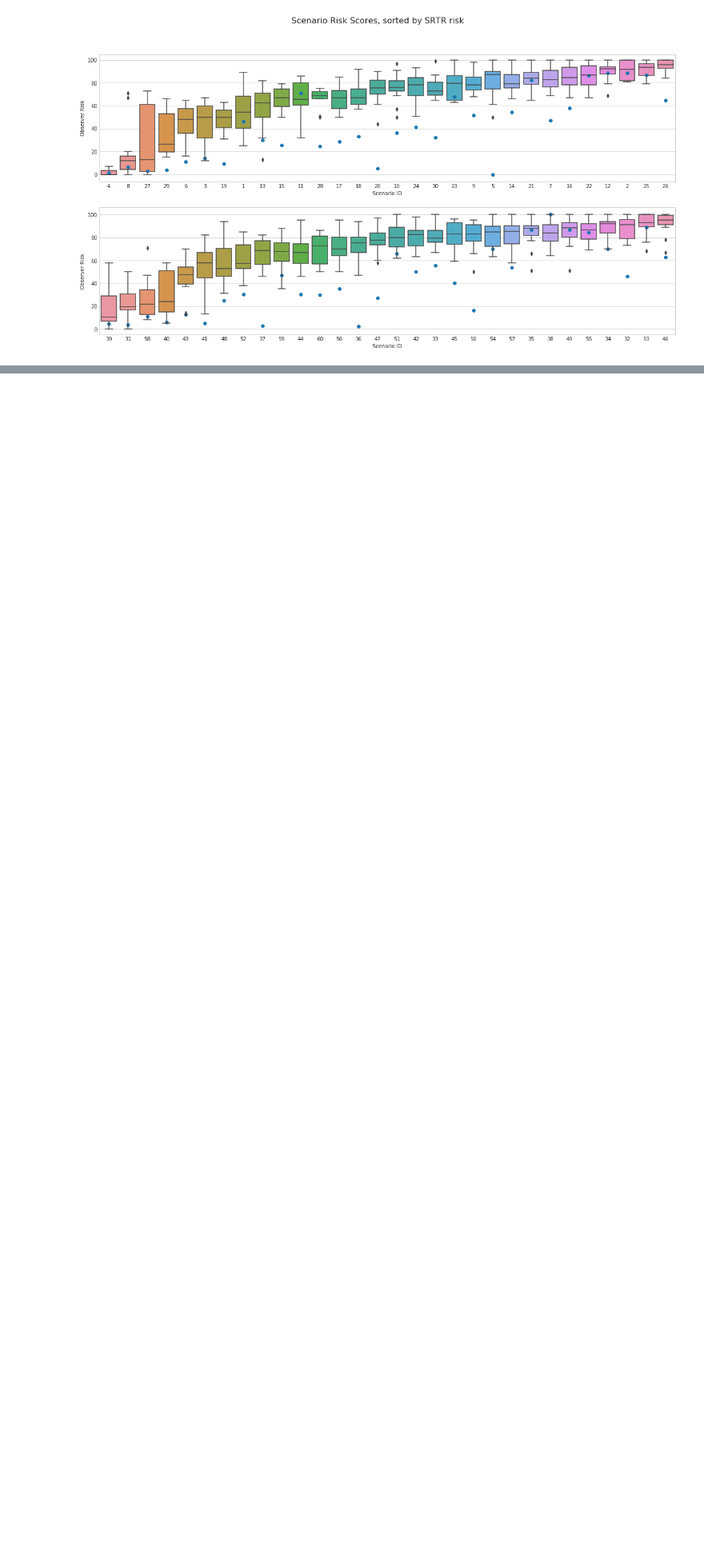
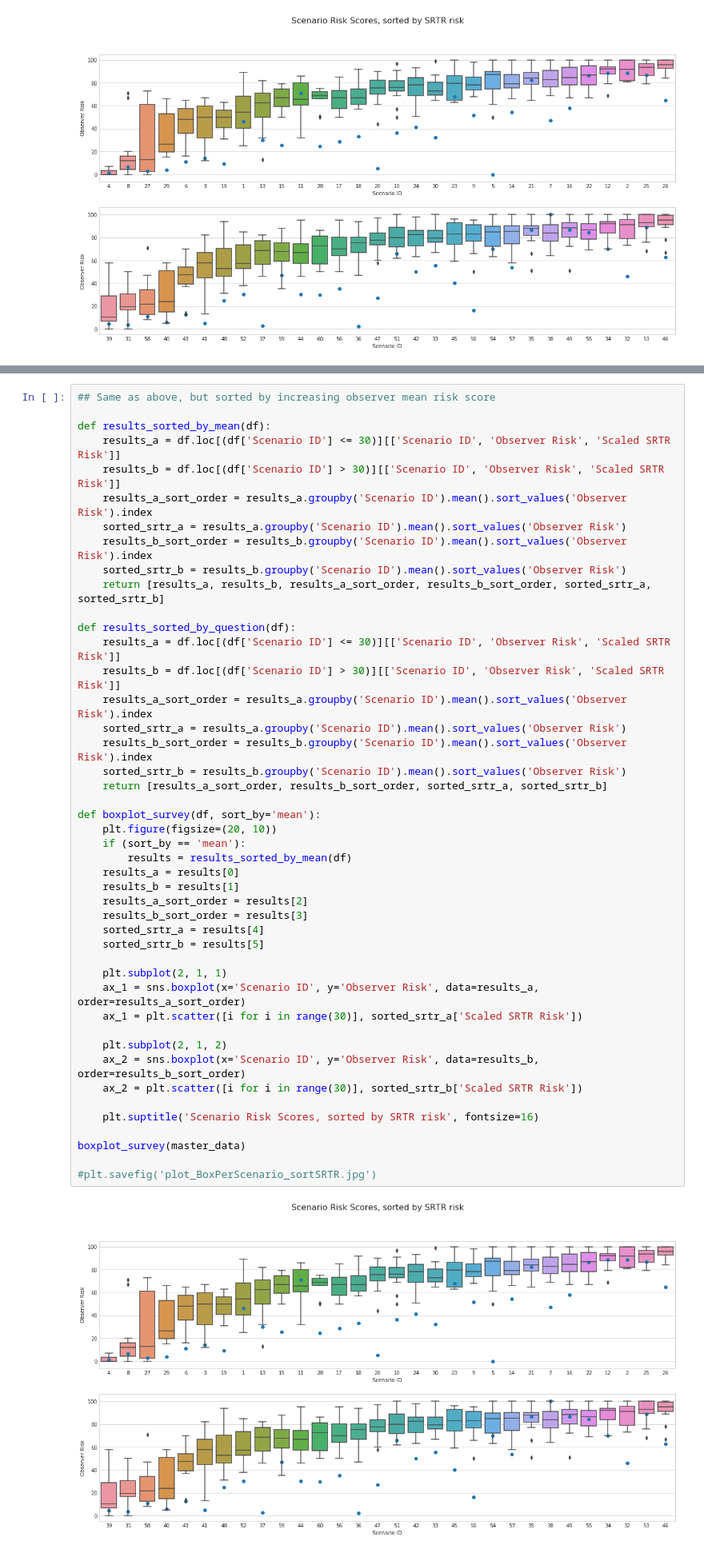
Before and after one commit to peterjmartinson/heart-survey, a Jupyter notebook: Testing Playground.ipynb, the cells around one changed output, grey strips where cells are left out. Shown at 80% size. Saved outputs shown, nothing was run; the diff lists cells and outputs as text; blank space fills up the shorter version.

Commit message:
Make boxplot into a function

```diff
--- a/Testing Playground.ipynb
+++ b/Testing Playground.ipynb
@@ -199,3 +179,50 @@ results_a.groupby('Scenario ID').mean().sort_values('Observer Risk')
+# %%
+## Same as above, but sorted by increasing observer mean risk score
+
+def results_sorted_by_mean(df):
+    results_a = df.loc[(df['Scenario ID'] <= 30)][['Scenario ID', 'Observer Risk', 'Scaled SRTR Risk']]
+    results_b = df.loc[(df['Scenario ID'] > 30)][['Scenario ID', 'Observer Risk', 'Scaled SRTR Risk']]
+    results_a_sort_order = results_a.groupby('Scenario ID').mean().sort_values('Observer Risk').index
+    sorted_srtr_a = results_a.groupby('Scenario ID').mean().sort_values('Observer Risk')
+    results_b_sort_order = results_b.groupby('Scenario ID').mean().sort_values('Observer Risk').index
+    sorted_srtr_b = results_b.groupby('Scenario ID').mean().sort_values('Observer Risk')
+    return [results_a, results_b, results_a_sort_order, results_b_sort_order, sorted_srtr_a, sorted_srtr_b]
+
+def results_sorted_by_question(df):
+    results_a = df.loc[(df['Scenario ID'] <= 30)][['Scenario ID', 'Observer Risk', 'Scaled SRTR Risk']]
+    results_b = df.loc[(df['Scenario ID'] > 30)][['Scenario ID', 'Observer Risk', 'Scaled SRTR Risk']]
+    results_a_sort_order = results_a.groupby('Scenario ID').mean().sort_values('Observer Risk').index
+    sorted_srtr_a = results_a.groupby('Scenario ID').mean().sort_values('Observer Risk')
+    results_b_sort_order = results_b.groupby('Scenario ID').mean().sort_values('Observer Risk').index
+    sorted_srtr_b = results_b.groupby('Scenario ID').mean().sort_values('Observer Risk')
+    return [results_a_sort_order, results_b_sort_order, sorted_srtr_a, sorted_srtr_b]
+
+def boxplot_survey(df, sort_by='mean'):
+    plt.figure(figsize=(20, 10))
+    if (sort_by == 'mean'):
+        results = results_sorted_by_mean(df)
+    results_a = results[0]
+    results_b = results[1]
+    results_a_sort_order = results[2]
+    results_b_sort_order = results[3]
+    sorted_srtr_a = results[4]
+    sorted_srtr_b = results[5]
+
+    plt.subplot(2, 1, 1)
+    ax_1 = sns.boxplot(x='Scenario ID', y='Observer Risk', data=results_a, order=results_a_sort_order)
+    ax_1 = plt.scatter([i for i in range(30)], sorted_srtr_a['Scaled SRTR Risk'])
+
+    plt.subplot(2, 1, 2)
+    ax_2 = sns.boxplot(x='Scenario ID', y='Observer Risk', data=results_b, order=results_b_sort_order)
+    ax_2 = plt.scatter([i for i in range(30)], sorted_srtr_b['Scaled SRTR Risk'])
+
+    plt.suptitle('Scenario Risk Scores, sorted by SRTR risk', fontsize=16)
+
+boxplot_survey(master_data)
+
+#plt.savefig('plot_BoxPerScenario_sortSRTR.jpg')
+# %% [output]
+[figure, added]
 # %%
 ## Box plot
 #  Shows median, 1.5 interquartile range, and range of scores for each scenario
```
Also changed, not shown: parts of 8 cells of this notebook, 1 other file.
